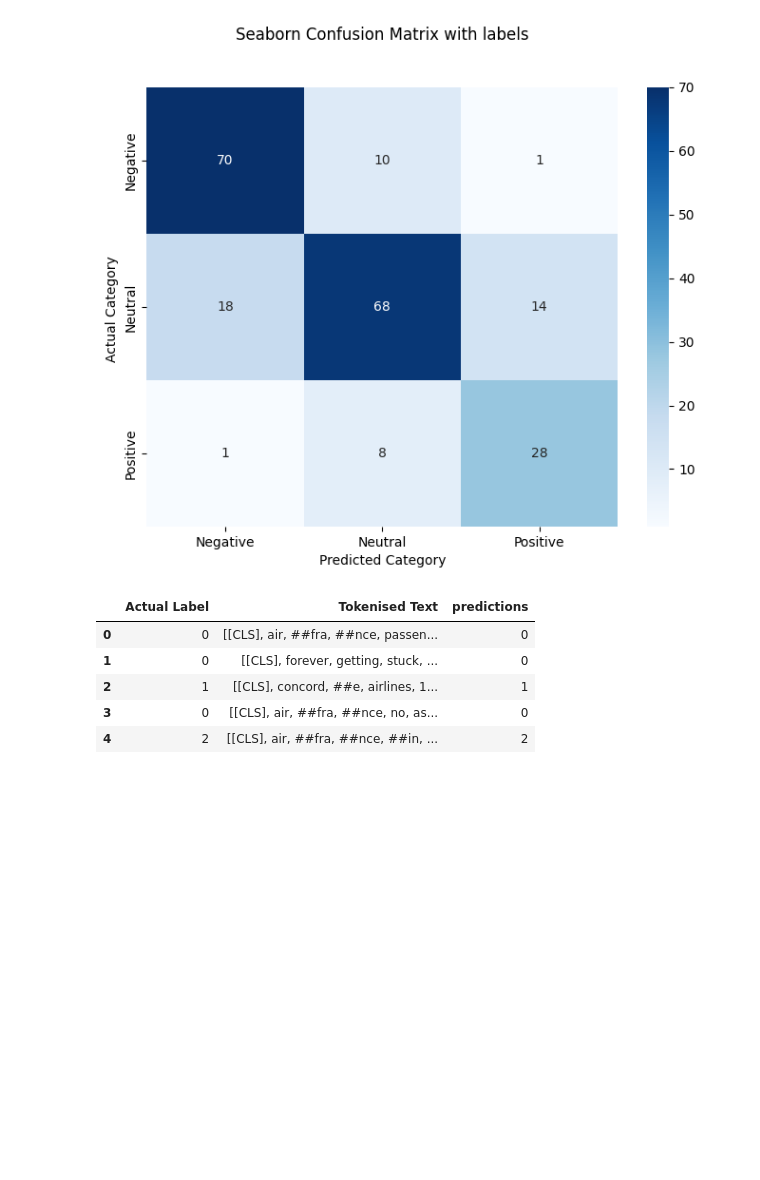
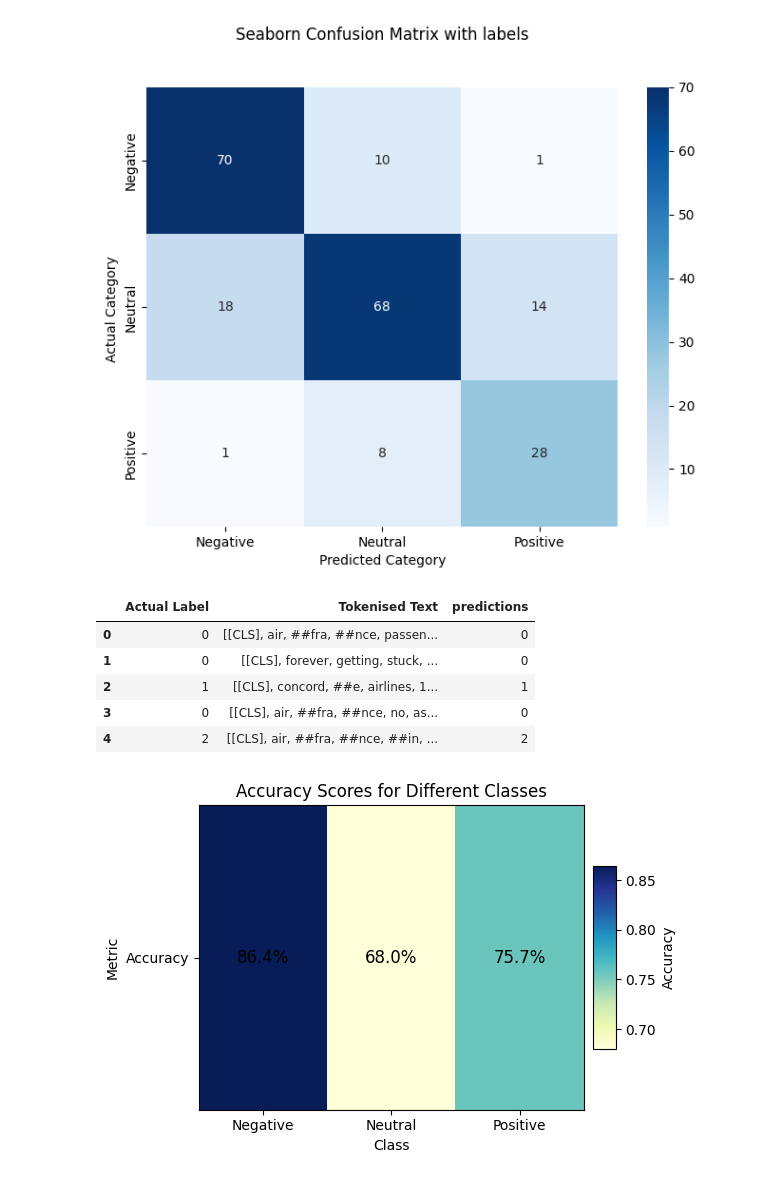
Before and after one commit to razanarasheed/airline-project, a Jupyter notebook: Airline_Passenger_Satisfaction_Predictor.ipynb, the cells around one changed output. Saved outputs shown, nothing was run; the diff lists cells and outputs as text; code cells hidden in the pictures; blank space fills up the shorter version.

```diff
--- a/Airline_Passenger_Satisfaction_Predictor.ipynb
+++ b/Airline_Passenger_Satisfaction_Predictor.ipynb
@@ -629,3 +629,38 @@ df.head()
 | 2 | 1 | [[CLS], concord, ##e, airlines, 1... | 1 |
 | 3 | 0 | [[CLS], air, ##fra, ##nce, no, as... | 0 |
 | 4 | 2 | [[CLS], air, ##fra, ##nce, ##in, ... | 2 |
+# %%
+import numpy as np
+import matplotlib.pyplot as plt
+
+# Define class labels and accuracy scores
+class_labels = ['Negative', 'Neutral', 'Positive']
+accuracy_scores = [[70/81, 68/100, 28/37]]
+
+# Create a numpy array from the accuracy scores
+accuracy_array = np.array(accuracy_scores)
+
+plt.figure(figsize=(6, 4))
+
+# Create a heatmap
+heatmap = plt.imshow(accuracy_array, cmap='YlGnBu', aspect='auto')
+
+# Set x and y labels
+plt.xticks(np.arange(len(class_labels)), class_labels)
+plt.yticks([0], ['Accuracy'])
+
+# Display the actual values on the heatmap
+for i in range(len(class_labels)):
+    for j in range(len(accuracy_scores)):
+        plt.text(i, j, f'{accuracy_scores[j][i]*100:.1f}%', ha='center', va='center', color='black', fontsize=12)
+
+plt.colorbar(heatmap, shrink=0.6, pad=0.02, aspect=8, label='Accuracy')
+
+plt.title('Accuracy Scores for Different Classes')
+plt.xlabel('Class')
+plt.ylabel('Metric')
+
+plt.tight_layout()
+plt.show()
+# %% [output]
+[figure, added]
```
